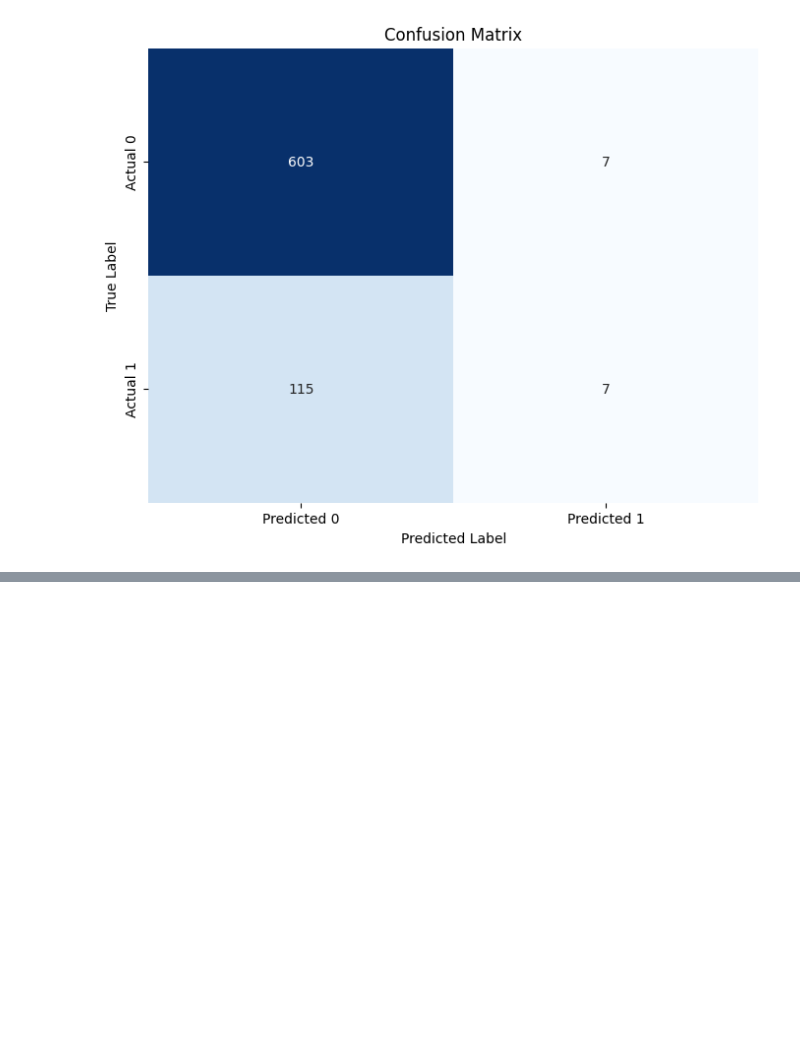
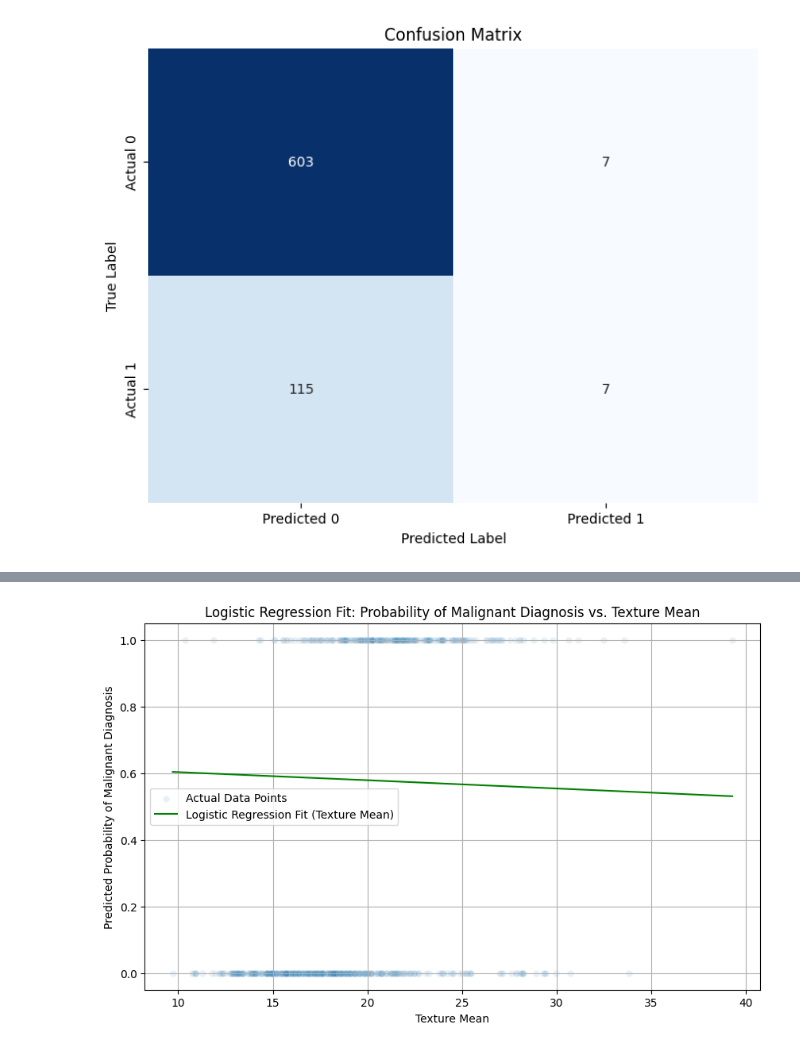
Before and after one commit to saim9211/Machine-Learning-Stuff, a Jupyter notebook: logistic_regression.ipynb, the cells around one changed output, grey strips where cells are left out. Saved outputs shown, nothing was run; the diff lists cells and outputs as text; code cells hidden in the pictures; blank space fills up the shorter version.

Commit message:
Scratch code, applying gradient descent on breast data set

```diff
--- a/logistic_regression.ipynb
+++ b/logistic_regression.ipynb
@@ -173,0 +226,19 @@ plt.show()
+# %%
+import os
+import pandas as pd
+
+# List contents of the downloaded path to find the CSV file
+file_list = os.listdir(path)
+print(f"Files in the downloaded directory: {file_list}")
+
+# Assuming the CSV file is named 'data.csv' based on typical Kaggle datasets or previous interaction.
+# If there are multiple CSVs, this might need manual adjustment.
+# For 'breast-cancer-wisconsin-data', the main file is often 'data.csv'
+cancer_csv_file_name = 'data.csv'
+full_cancer_csv_path = os.path.join(path, cancer_csv_file_name)
+
+# Load the data into a new pandas DataFrame called df_cancer
+df_cancer = pd.read_csv(full_cancer_csv_path)
+
+# Display the first 5 rows of the DataFrame
+display(df_cancer.head())
@@ -173,0 +294,42 @@ plt.show()
+# %%
+import matplotlib.pyplot as plt
+import seaborn as sns
+import pandas as pd
+import numpy as np
+
+# Create a range of 'texture_mean' values for plotting
+texture_mean_range = np.linspace(X_cancer['texture_mean'].min(), X_cancer['texture_mean'].max(), 300)
+
+# Get the mean of all features in X_cancer
+mean_cancer_features = X_cancer.mean()
+
+# Create a single-row DataFrame from the mean features
+mean_cancer_df_row_texture = pd.DataFrame([mean_cancer_features.values], columns=X_cancer.columns)
+
+# Repeat this single row to create dummy_X_cancer_texture with the length of texture_mean_range
+dummy_X_cancer_texture = pd.concat([mean_cancer_df_row_texture] * len(texture_mean_range), ignore_index=True)
+
+# Now, vary only the 'texture_mean' feature in dummy_X_cancer_texture
+dummy_X_cancer_texture['texture_mean'] = texture_mean_range
+
+# IMPORTANT: Scale the dummy_X_cancer_texture data using the same scaler fitted on the training data
+# We need to ensure the column order is consistent with the scaler's fitted order
+dummy_X_cancer_texture_scaled = scaler.transform(dummy_X_cancer_texture)
+
+# Predict probabilities for the scaled dummy data using the trained custom model
+probabilities_cancer_texture = custom_lr_cancer_plot.predict_proba(dummy_X_cancer_texture_scaled)
+
+# Plotting the logistic fit line for breast cancer data (texture_mean)
+plt.figure(figsize=(10, 6))
+# Scatter plot of actual data points (texture_mean vs. diagnosis)
+sns.scatterplot(x=X_cancer['texture_mean'], y=y_cancer, alpha=0.1, label='Actual Data Points')
+plt.plot(texture_mean_range, probabilities_cancer_texture, color='green', label='Logistic Regression Fit (Texture Mean)')
+
+plt.title('Logistic Regression Fit: Probability of Malignant Diagnosis vs. Texture Mean')
+plt.xlabel('Texture Mean')
+plt.ylabel('Predicted Probability of Malignant Diagnosis')
+plt.legend()
+plt.grid(True)
+plt.show()
+# %% [output]
+[figure, added]
```
Also changed, not shown: parts of 10 cells of this notebook.
